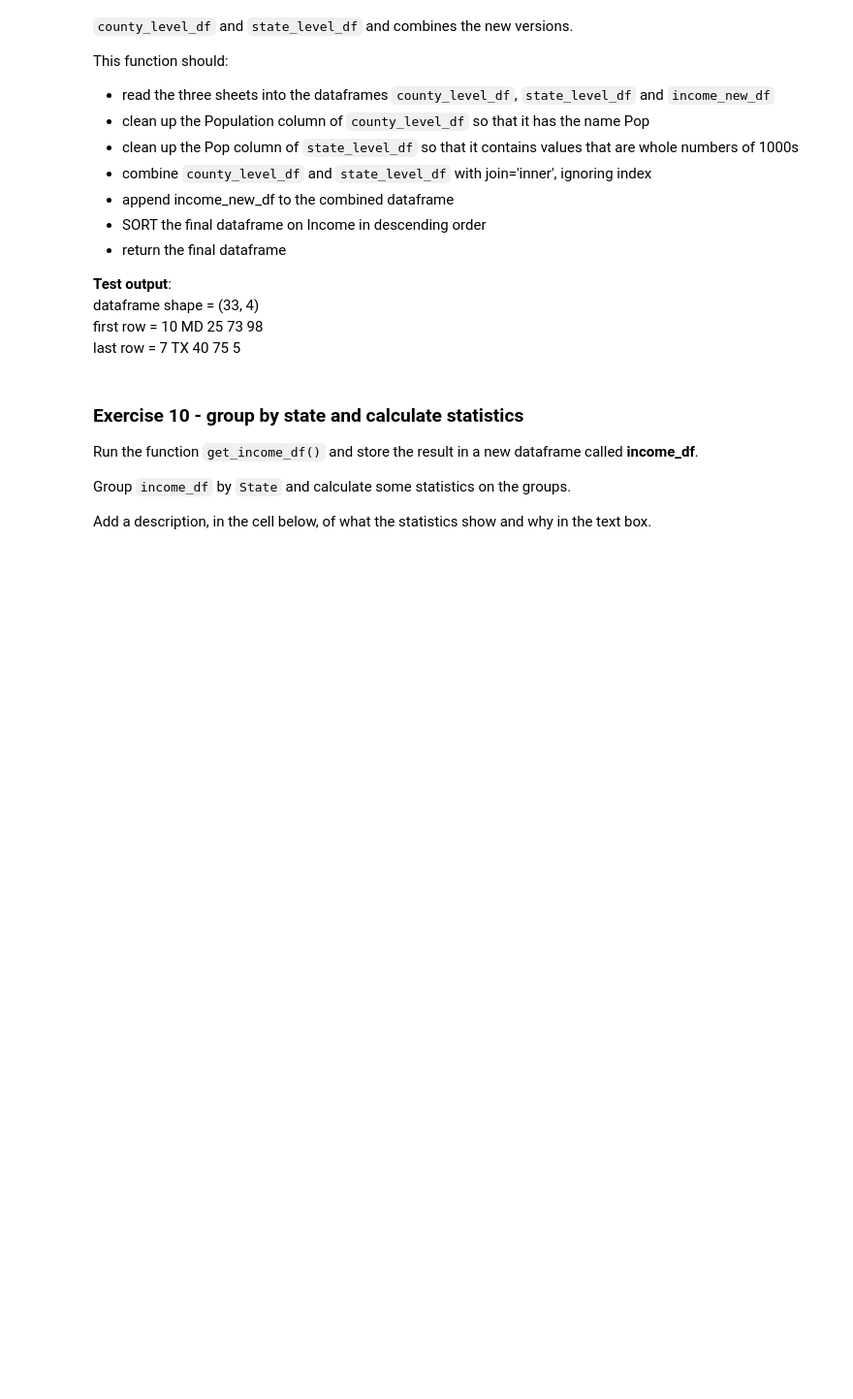
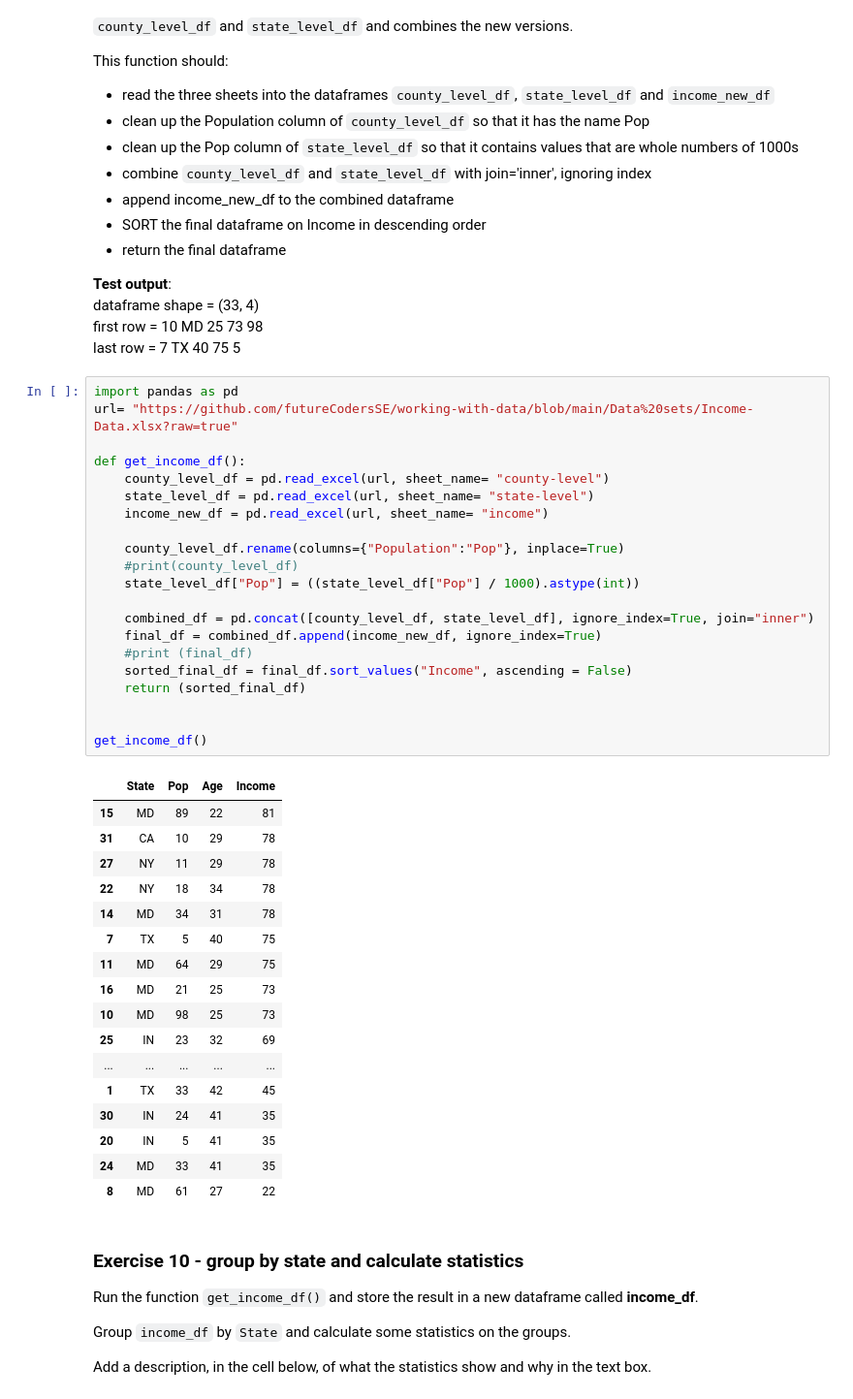
Before and after one commit to nicolej88/programming-for-data-portfolio, a Jupyter notebook: wrange_the_data.ipynb, the cells around one changed output. Shown at 97% size. Drawn from its saved outputs; the diff is of its cells as text; blank space fills up the shorter version.

```diff
--- a/wrange_the_data.ipynb
+++ b/wrange_the_data.ipynb
@@ -309,6 +332,45 @@ This function should:
 dataframe shape = (33, 4)
 first row = 10	MD	25	73	98
 last row = 7	TX	40	75	5
+# %%
+import pandas as pd
+url= "https://github.com/futureCodersSE/working-with-data/blob/main/Data%20sets/Income-Data.xlsx?raw=true"
+
+def get_income_df():
+    county_level_df = pd.read_excel(url, sheet_name= "county-level")
+    state_level_df = pd.read_excel(url, sheet_name= "state-level")
+    income_new_df = pd.read_excel(url, sheet_name= "income")
+
+    county_level_df.rename(columns={"Population":"Pop"}, inplace=True)
+    #print(county_level_df)
+    state_level_df["Pop"] = ((state_level_df["Pop"] / 1000).astype(int))
+
+    combined_df = pd.concat([county_level_df, state_level_df], ignore_index=True, join="inner")
+    final_df = combined_df.append(income_new_df, ignore_index=True)
+    #print (final_df)
+    sorted_final_df = final_df.sort_values("Income", ascending = False)
+    return (sorted_final_df)
+
+
+get_income_df()
+# %% [output]
+|  | State | Pop | Age | Income |
+| 15 | MD | 89 | 22 | 81 |
+| 31 | CA | 10 | 29 | 78 |
+| 27 | NY | 11 | 29 | 78 |
+| 22 | NY | 18 | 34 | 78 |
+| 14 | MD | 34 | 31 | 78 |
+| 7 | TX | 5 | 40 | 75 |
+| 11 | MD | 64 | 29 | 75 |
+| 16 | MD | 21 | 25 | 73 |
+| 10 | MD | 98 | 25 | 73 |
+| 25 | IN | 23 | 32 | 69 |
+| ... | ... | ... | ... | ... |
+| 1 | TX | 33 | 42 | 45 |
+| 30 | IN | 24 | 41 | 35 |
+| 20 | IN | 5 | 41 | 35 |
+| 24 | MD | 33 | 41 | 35 |
+| 8 | MD | 61 | 27 | 22 |
 # %% [markdown]
 ### Exercise 10 - group by state and calculate statistics
 
```
Also changed, not shown: parts of 13 cells of this notebook, 3 other files.
